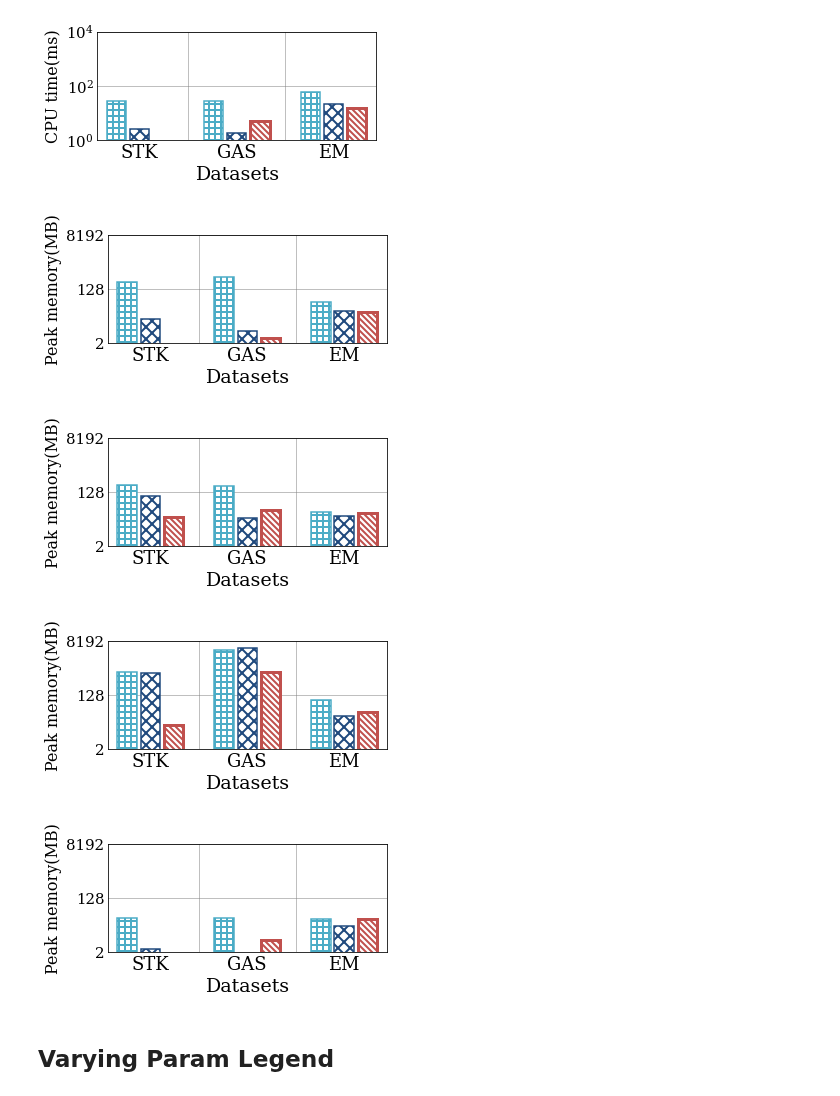
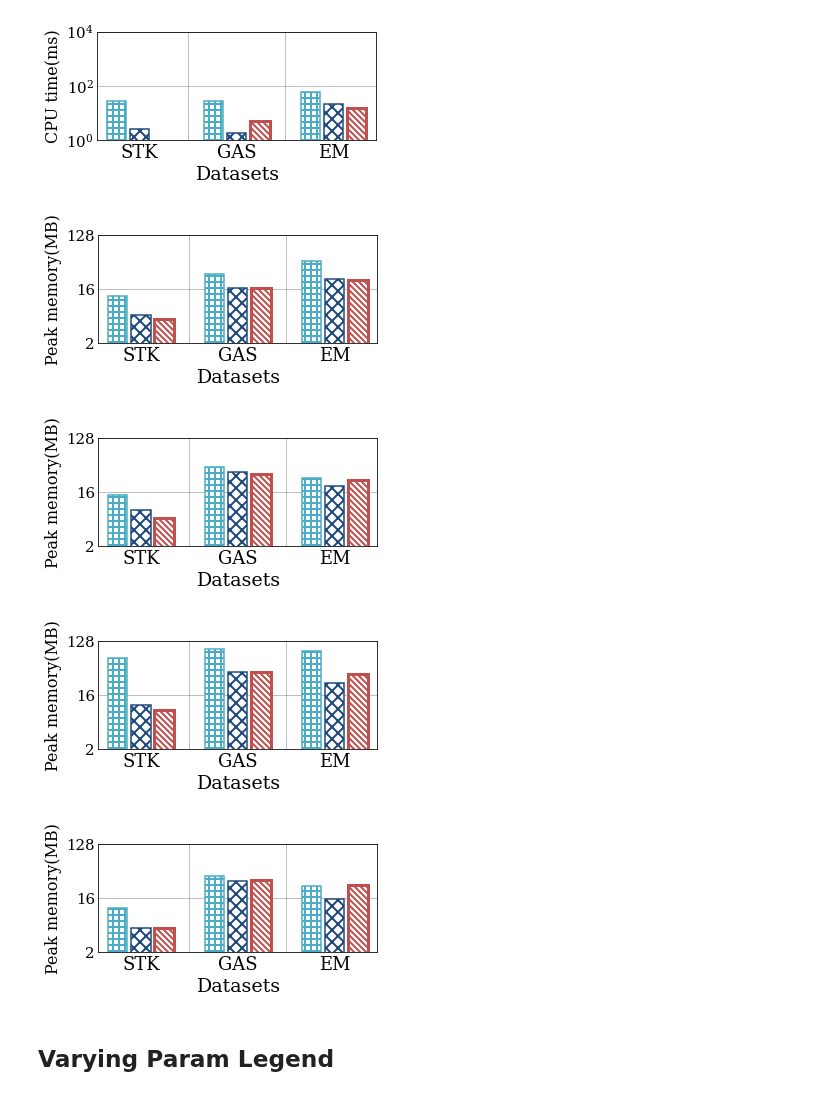
Before and after one commit to YoojuShin/SIGMOD2021LogScript, a Jupyter notebook: figure_script.ipynb, the cells around one changed output. Saved outputs shown, nothing was run; the diff lists cells and outputs as text; code cells hidden in the pictures.

```diff
--- a/figure_script.ipynb
+++ b/figure_script.ipynb
@@ -207,7 +207,7 @@ def bargraph_Params(df, dataset, metric, FONTSIZE_XLABEL, FONTSIZE_YLABEL, FONTS
         dataname = dataset_.pop()
         graphdf = df.loc[(df["Dataset"]==dataname) & (df['paramKey']==vp)].pivot(index="Dataset",columns="Method",values=metric)
         for dataname in dataset_:
-            graphdf = pd.concat([graphdf, df.loc[(df["Dataset"]==dataname) & (df['paramKey']==vp)].pivot(index="Dataset",columns="Method",values="Time")])
+            graphdf = pd.concat([graphdf, df.loc[(df["Dataset"]==dataname) & (df['paramKey']==vp)].pivot(index="Dataset",columns="Method",values=metric)])
         graphdf = graphdf[target_alg_vp]
         graphdf = graphdf.reindex(index=dataset)
         fig = plt.figure(figsize=figsize_vp)
@@ -663,12 +663,12 @@ bargraph_Params(df=df, dataset=dataset_small, metric="Time", \
 # %%
 bargraph_Params(df=df, dataset=dataset_small, metric="PeakMem", \
                 FONTSIZE_XLABEL=FONTSIZE_XLABEL_vp, FONTSIZE_YLABEL=FONTSIZE_YLABEL_vp,\
-                FONTSIZE_XTICK=FONTSIZE_XTICK_vp, FONTSIZE_YTICK=FONTSIZE_YTICK_vp, ytickList=[2,2**7,2**13])
+                FONTSIZE_XTICK=FONTSIZE_XTICK_vp, FONTSIZE_YTICK=FONTSIZE_YTICK_vp, ytickList=[2,2**4,2**7])
 # %% [output]
-[figure, old version]
+[figure, new version]
-[figure, old version]
+[figure, new version]
-[figure, old version]
+[figure, new version]
-[figure, old version]
+[figure, new version]
 # %% [markdown]
 ## Varying Param Legend
 # %%
```
Also changed, not shown: parts of 2 cells of this notebook, 29 other files.
